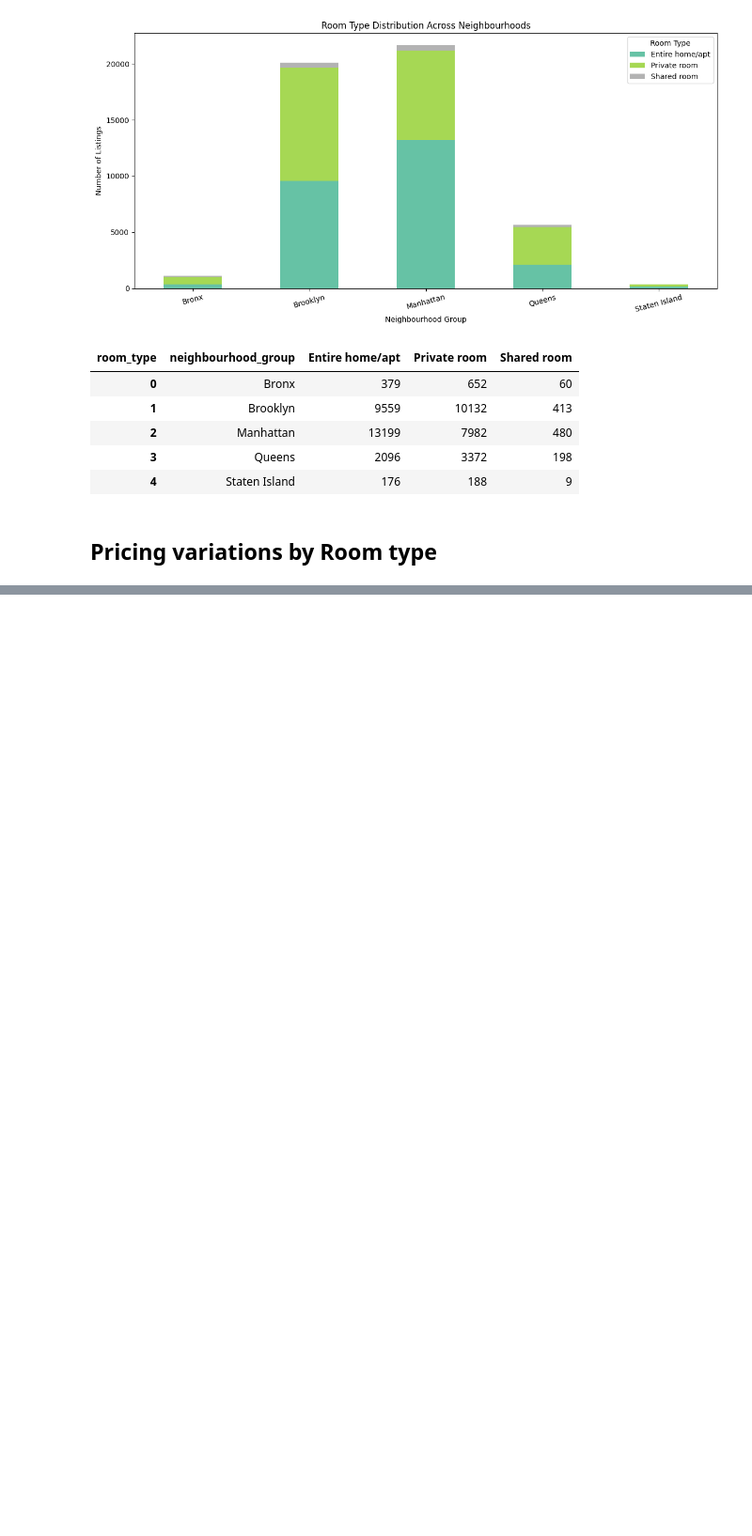
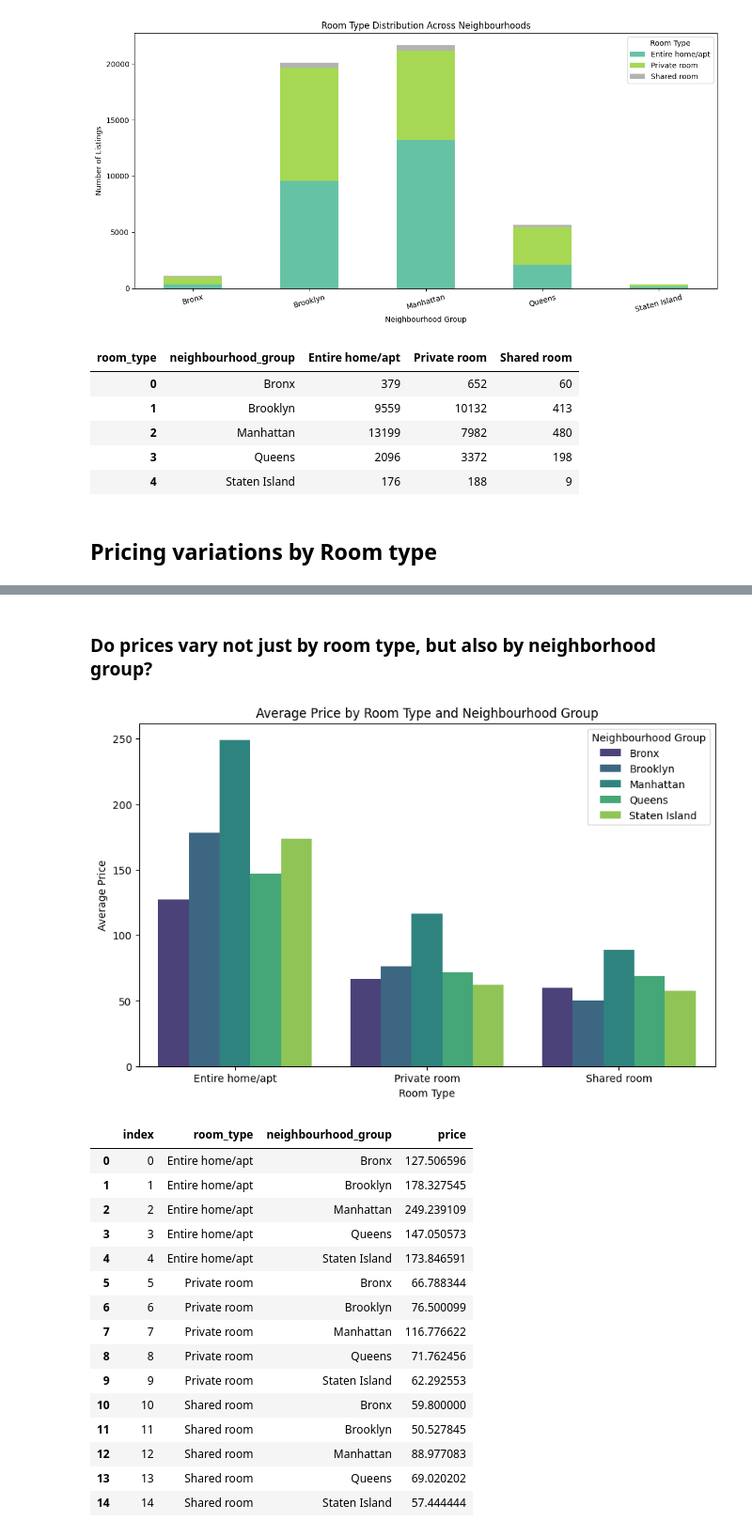
Before and after one commit to msalaverri/machine-learning-python-msalaverri, a Jupyter notebook: src/explore.ipynb, the cells around one changed output, grey strips where cells are left out. Shown: that part at 94% size. Cells and saved outputs as stored; diff of their text form; code cells hidden in the pictures; blank space fills up the shorter version.

```diff
--- a/src/explore.ipynb
+++ b/src/explore.ipynb
@@ -249,0 +262,32 @@ AttributeError: Stamen
+# %% [markdown]
+### Do prices vary not just by room type, but also by neighborhood group?
+# %%
+avg_price_combined = df.groupby(['room_type','neighbourhood_group'])['price'].mean().reset_index()
+
+plt.figure(figsize=(10, 6))
+sns.barplot(data=avg_price_combined, x='room_type', y='price', hue='neighbourhood_group', palette='viridis')
+plt.title('Average Price by Room Type and Neighbourhood Group')
+plt.ylabel('Average Price')
+plt.xlabel('Room Type')
+plt.legend(title='Neighbourhood Group')
+plt.show()
+
+avg_price_combined.reset_index()
+# %% [output]
+[figure, added]
+|  | index | room_type | neighbourhood_group | price |
+| 0 | 0 | Entire home/apt | Bronx | 127.506596 |
+| 1 | 1 | Entire home/apt | Brooklyn | 178.327545 |
+| 2 | 2 | Entire home/apt | Manhattan | 249.239109 |
+| 3 | 3 | Entire home/apt | Queens | 147.050573 |
+| 4 | 4 | Entire home/apt | Staten Island | 173.846591 |
+| 5 | 5 | Private room | Bronx | 66.788344 |
+| 6 | 6 | Private room | Brooklyn | 76.500099 |
+| 7 | 7 | Private room | Manhattan | 116.776622 |
+| 8 | 8 | Private room | Queens | 71.762456 |
+| 9 | 9 | Private room | Staten Island | 62.292553 |
+| 10 | 10 | Shared room | Bronx | 59.800000 |
+| 11 | 11 | Shared room | Brooklyn | 50.527845 |
+| 12 | 12 | Shared room | Manhattan | 88.977083 |
+| 13 | 13 | Shared room | Queens | 69.020202 |
+| 14 | 14 | Shared room | Staten Island | 57.444444 |
```
Also changed, not shown: parts of 5 cells of this notebook.
